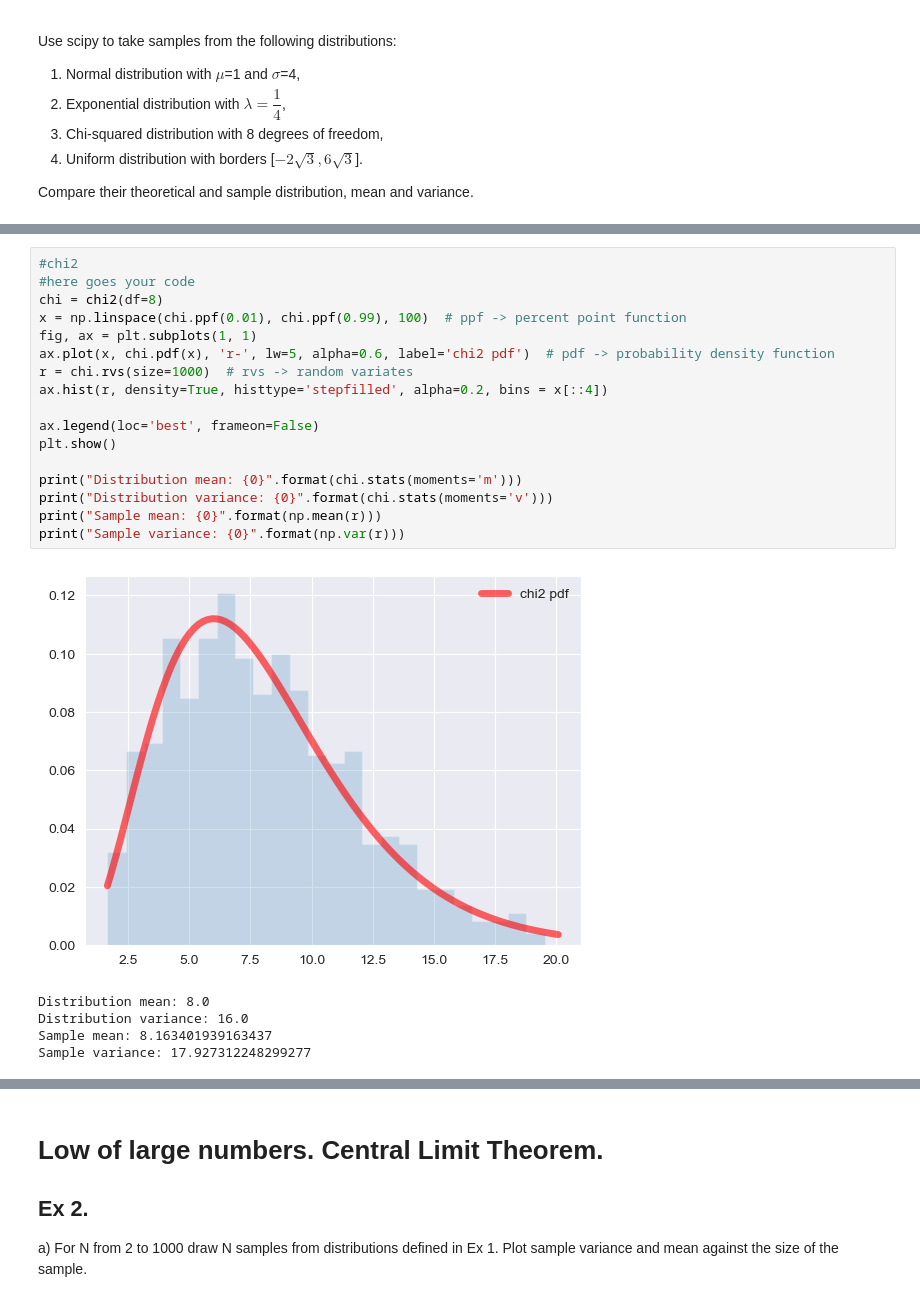
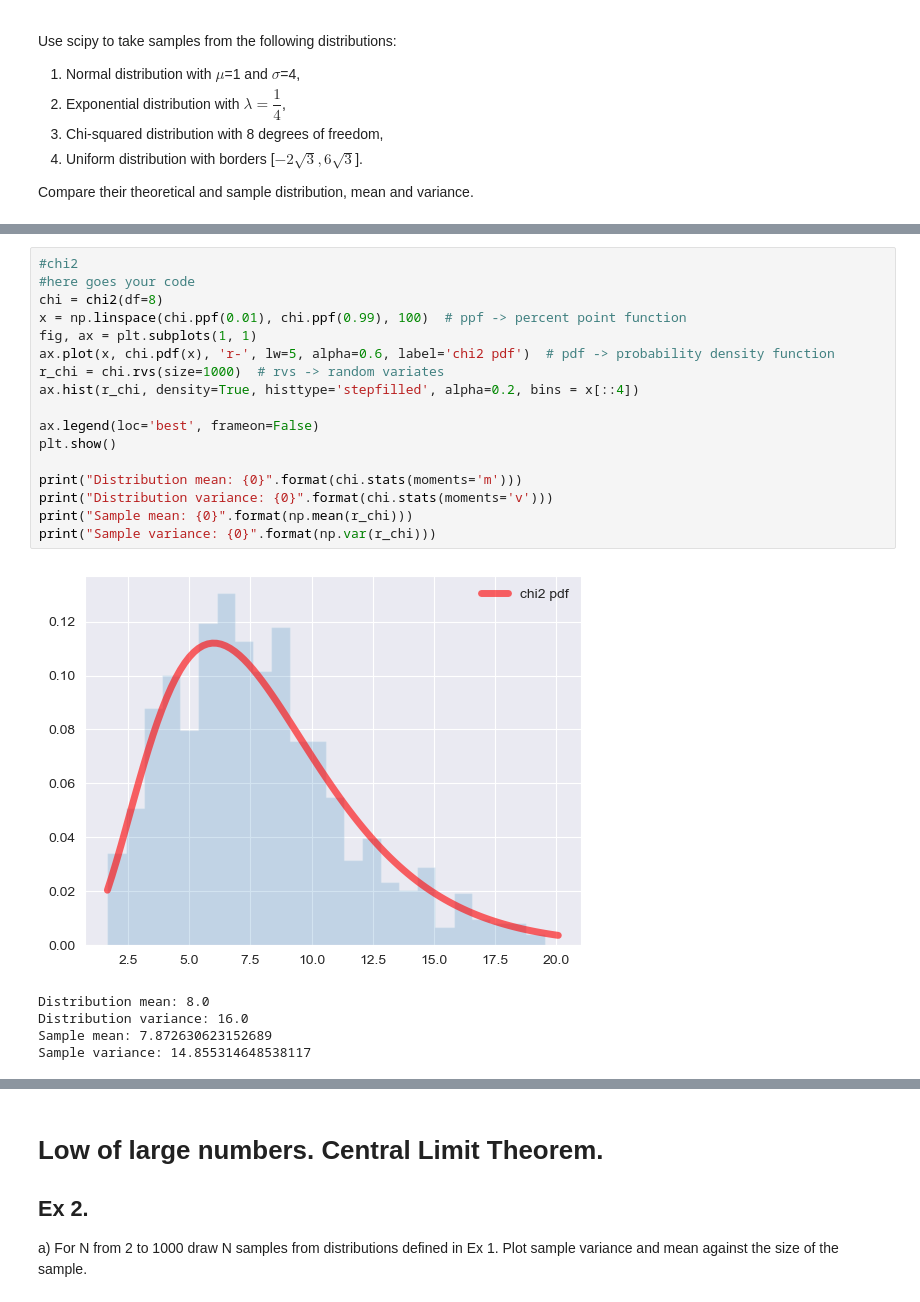
Before and after one commit to noxikoxi/Analityka, a Jupyter notebook: Assignment6/Assignment_6_Tomasz_Cach.ipynb, the cells around one changed output, grey strips where cells are left out. Cells and saved outputs as stored; diff of their text form.

```diff
--- a/Assignment6/Assignment_6_Tomasz_Cach.ipynb
+++ b/Assignment6/Assignment_6_Tomasz_Cach.ipynb
@@ -65,26 +65,26 @@ Sample variance: 17.24450126403358
 # %%
 #chi2
 #here goes your code
 chi = chi2(df=8)
 x = np.linspace(chi.ppf(0.01), chi.ppf(0.99), 100)  # ppf -> percent point function
 fig, ax = plt.subplots(1, 1)
 ax.plot(x, chi.pdf(x), 'r-', lw=5, alpha=0.6, label='chi2 pdf')  # pdf -> probability density function
-r = chi.rvs(size=1000)  # rvs -> random variates
-ax.hist(r, density=True, histtype='stepfilled', alpha=0.2, bins = x[::4])
+r_chi = chi.rvs(size=1000)  # rvs -> random variates
+ax.hist(r_chi, density=True, histtype='stepfilled', alpha=0.2, bins = x[::4])
 
 ax.legend(loc='best', frameon=False)
 plt.show()
 
 print("Distribution mean: {0}".format(chi.stats(moments='m')))
 print("Distribution variance: {0}".format(chi.stats(moments='v')))
-print("Sample mean: {0}".format(np.mean(r)))
-print("Sample variance: {0}".format(np.var(r)))
+print("Sample mean: {0}".format(np.mean(r_chi)))
+print("Sample variance: {0}".format(np.var(r_chi)))
 # %% [output]
-[figure, old version]
+[figure, new version]
 Distribution mean: 8.0
 Distribution variance: 16.0
-Sample mean: 8.163401939163437
-Sample variance: 17.927312248299277
+Sample mean: 7.872630623152689
+Sample variance: 14.855314648538117
 # %%
 #uniform
 uni = uniform(loc=-2* np.sqrt(3), scale=8* np.sqrt(3))  # Uniform is in range [loc, loc + scale]
```
Also changed, not shown: parts of 5 cells of this notebook.
